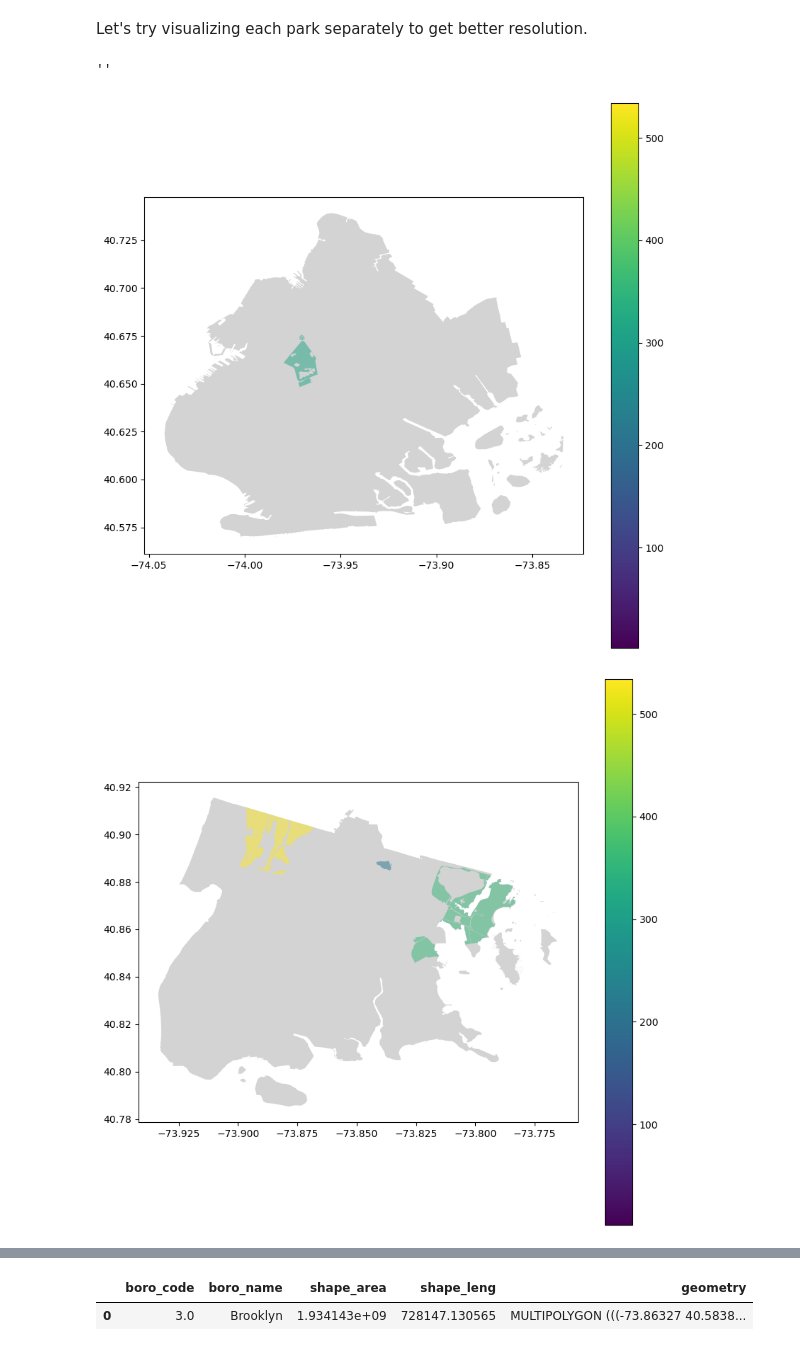
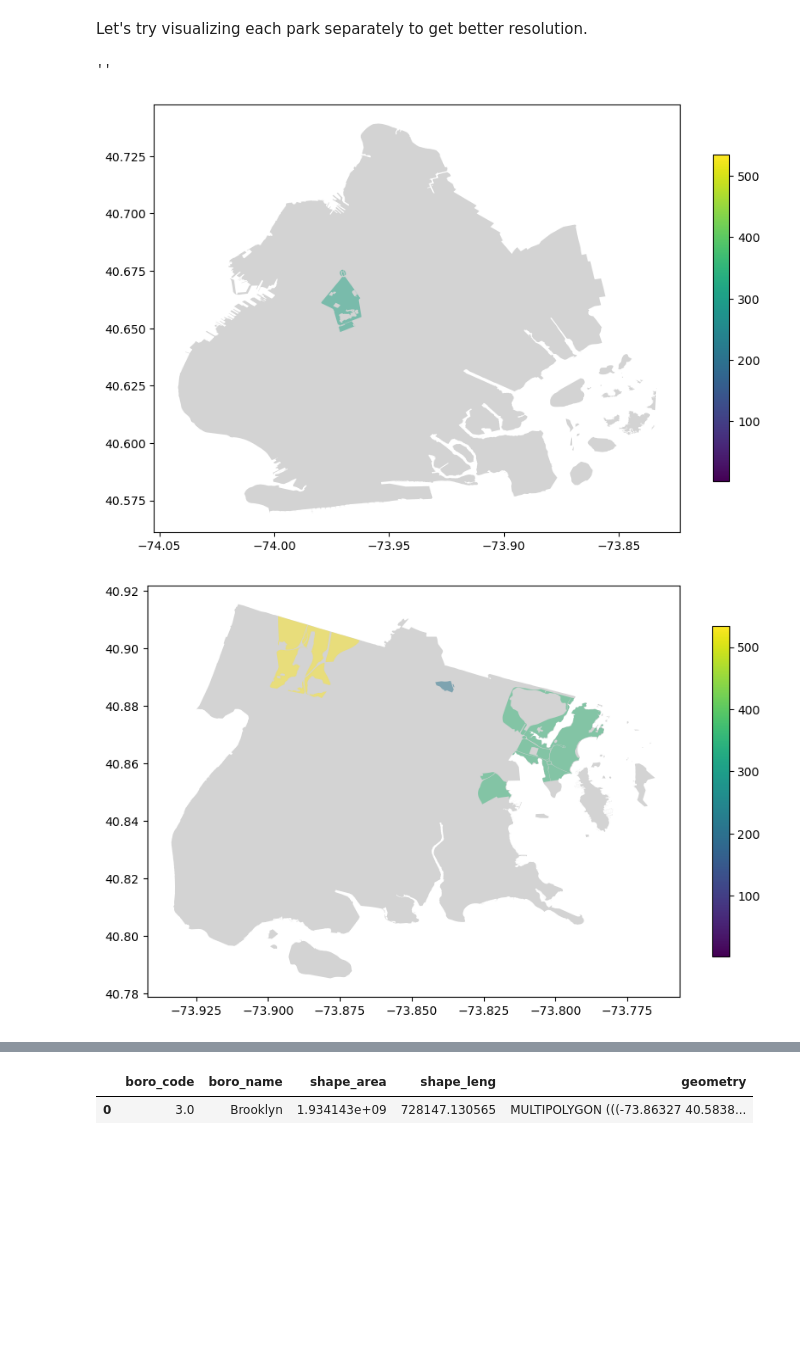
Before and after one commit to newyorkmyc/walks-list, a Jupyter notebook: mapping.ipynb, the cells around one changed output, grey strips where cells are left out. Drawn from its saved outputs; the diff is of its cells as text; code cells hidden in the pictures; blank space fills up the shorter version.

```diff
--- a/mapping.ipynb
+++ b/mapping.ipynb
@@ -180,8 +184,9 @@ plt.savefig('./img/parks_groups_counts.png')
 # %%
-fig, ax = plt.subplots(figsize = (10,10))
+fig, ax = plt.subplots(figsize = (12,14))
 boroughs.plot(ax=ax, color='lightgrey')
 parks_viz.plot(column='SpeciesCounts', ax=ax,
-                  legend=True, alpha=.5)
+               legend=True, legend_kwds={"shrink":.5},
+               alpha=.5)
 plt.savefig('./img/parks_species_counts.png')
 ;
 # %% [output]
@@ -192,15 +197,13 @@ Let's try visualizing each park separately to get better resolution.
 # %%
 for b, boro in PARKS_MAPPING.items():
     fig, ax = plt.subplots(figsize=(10,10))
     boroughs.loc[boroughs['boro_name']==boro].plot(ax=ax, color='lightgrey')
     parks_viz.loc[parks_viz['borough']==b].plot(column='SpeciesCounts', ax=ax, legend=True,
-                                                alpha=.5, vmin=parks_viz['SpeciesCounts'].min(),
+                                                legend_kwds={"shrink":.5}, alpha=.5,
+                                                vmin=parks_viz['SpeciesCounts'].min(),
                                                 vmax=parks_viz['SpeciesCounts'].max())
-    # print(ax._children[1].__dict__)
-    # print(ax.__dict__)
-    # print(dir(ax))
 ;
 # %% [output]
 ''
-[figure, old version]
+[figure, new version]
-[figure, old version]
+[figure, new version]
```
Also changed, not shown: parts of 24 cells of this notebook, 11 other files.
